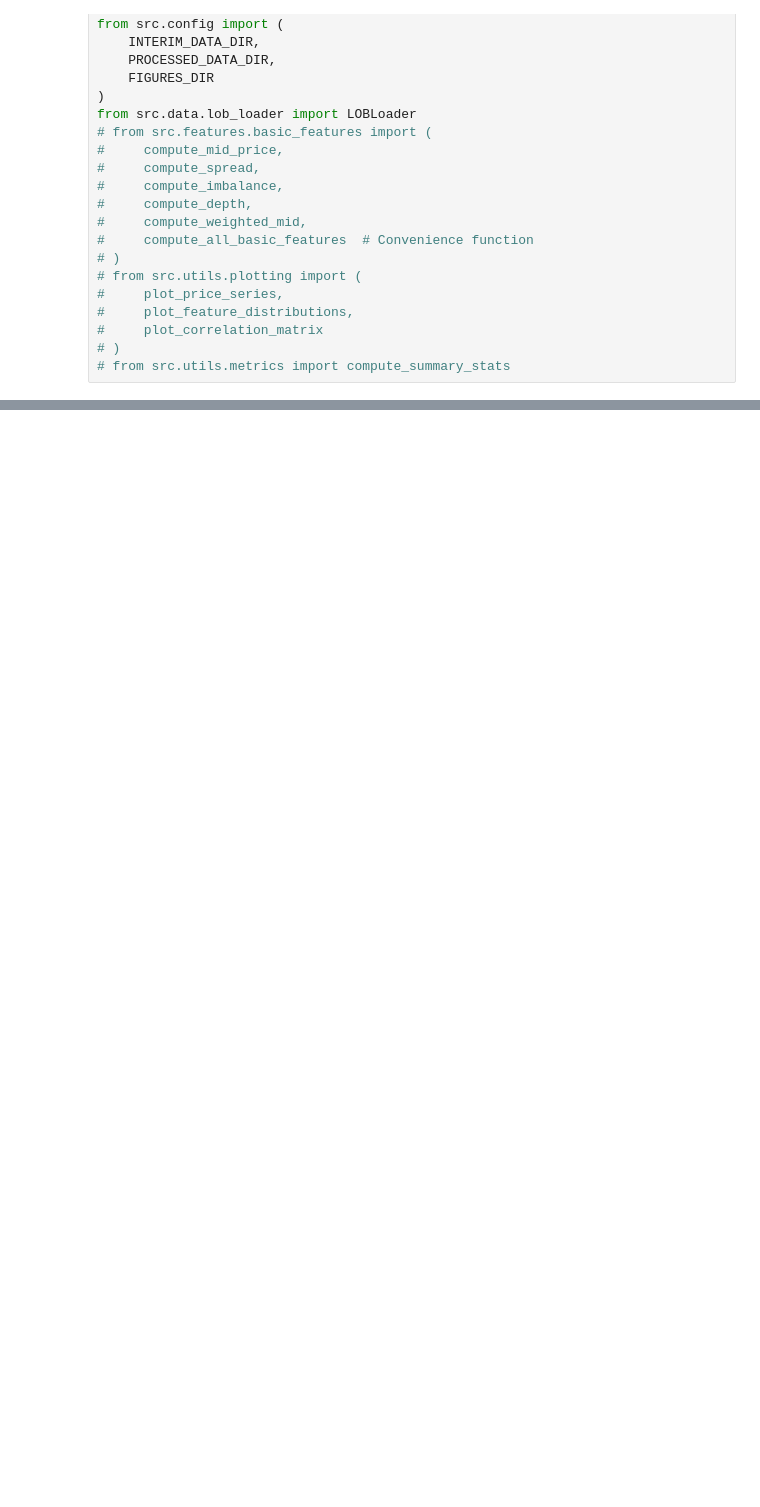
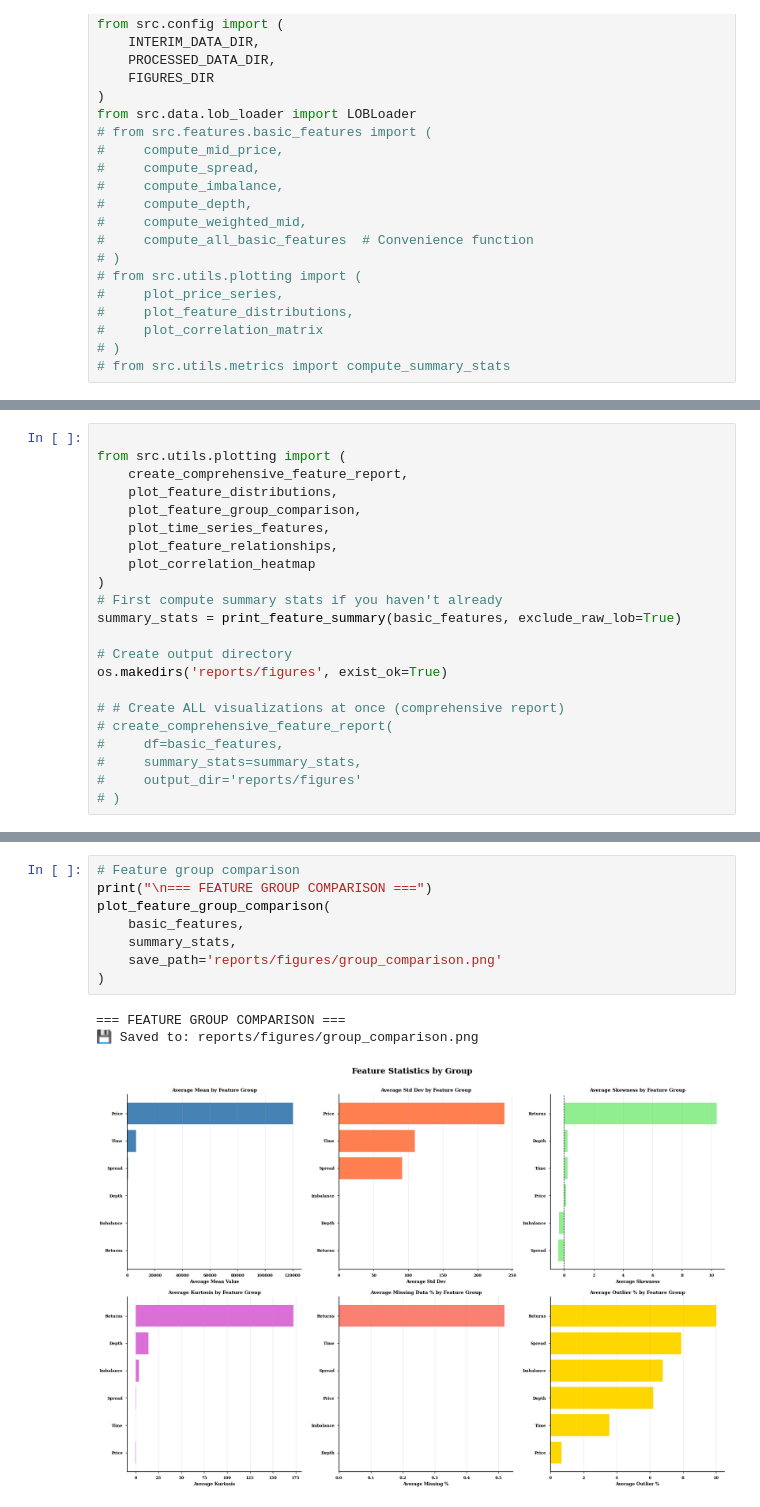
Before and after one commit to rspence821505/Order-Book-Microstructure-Analysis, a Jupyter notebook: notebooks/10_basic_features.ipynb, the cells around one changed output, grey strips where cells are left out. Saved outputs shown, nothing was run; the diff lists cells and outputs as text; blank space fills up the shorter version.

```diff
--- a/notebooks/10_basic_features.ipynb
+++ b/notebooks/10_basic_features.ipynb
@@ -346,0 +565,22 @@ for col in feature_cols:
+# %%
+
+from src.utils.plotting import (
+    create_comprehensive_feature_report,
+    plot_feature_distributions,
+    plot_feature_group_comparison,
+    plot_time_series_features,
+    plot_feature_relationships,
+    plot_correlation_heatmap
+)
+# First compute summary stats if you haven't already
+summary_stats = print_feature_summary(basic_features, exclude_raw_lob=True)
+
+# Create output directory
+os.makedirs('reports/figures', exist_ok=True)
+
+# # Create ALL visualizations at once (comprehensive report)
+# create_comprehensive_feature_report(
+#     df=basic_features,
+#     summary_stats=summary_stats,
+#     output_dir='reports/figures'
+# )
@@ -346,0 +620,12 @@ for col in feature_cols:
+# %%
+# Feature group comparison
+print("\n=== FEATURE GROUP COMPARISON ===")
+plot_feature_group_comparison(
+    basic_features,
+    summary_stats,
+    save_path='reports/figures/group_comparison.png'
+)
+# %% [output]
+=== FEATURE GROUP COMPARISON ===
+💾 Saved to: reports/figures/group_comparison.png
+[figure, added]
```
Also changed, not shown: parts of 22 cells of this notebook, 23 other files.
